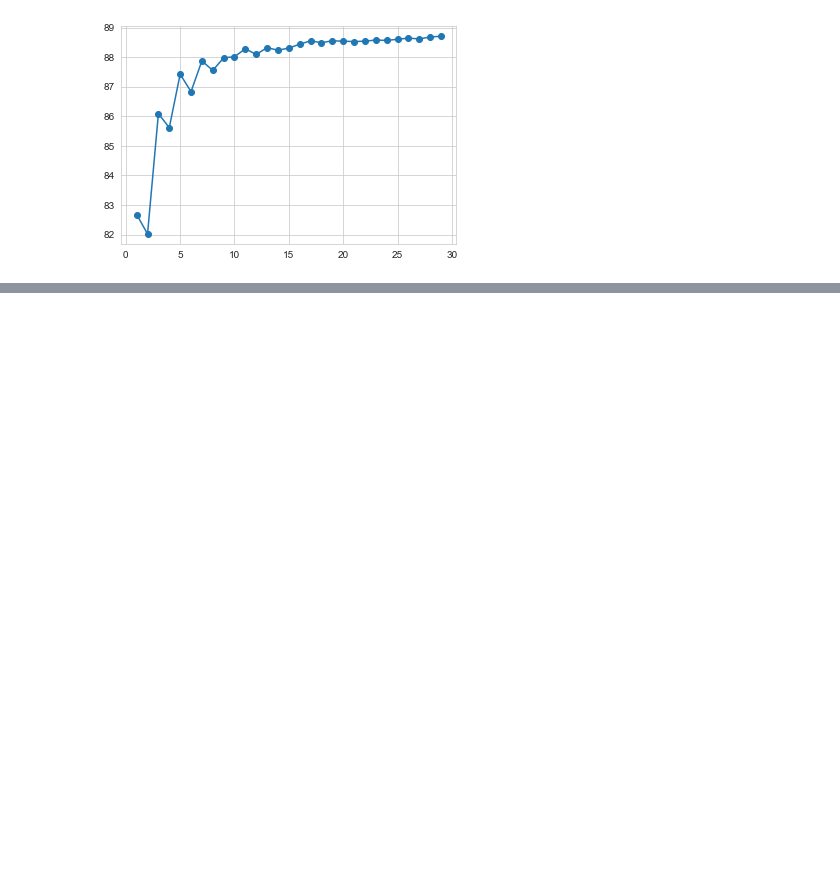
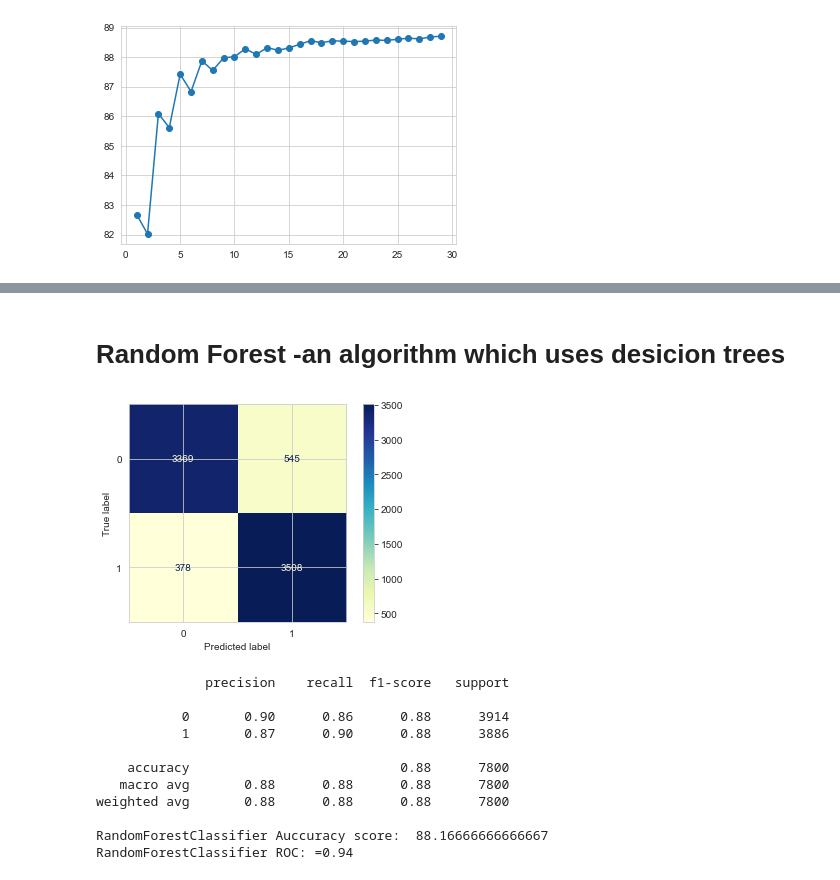
Before and after one commit to TalSomech/Data-Sc-101, a Jupyter notebook: classification 3.ipynb, the cells around one changed output, grey strips where cells are left out. Cells and saved outputs as stored; diff of their text form; code cells hidden in the pictures; blank space fills up the shorter version.

```diff
--- a/classification 3.ipynb
+++ b/classification 3.ipynb
@@ -199,0 +282,21 @@ weighted avg       0.25      0.50      0.34      7800
+# %% [markdown]
+# Random Forest -an algorithm which uses desicion trees
+# %%
+from sklearn.ensemble import RandomForestClassifier
+rfc=RandomForestClassifier(n_estimators = 1000, random_state = 42)
+rfc.fit(x_train,y_train)
+fpr[i],tpr[i],tps[i]=get_stats(rfc,x_test,y_test)
+i+=1
+# %% [output]
+[figure, added]
+              precision    recall  f1-score   support
+
+           0       0.90      0.86      0.88      3914
+           1       0.87      0.90      0.88      3886
+
+    accuracy                           0.88      7800
+   macro avg       0.88      0.88      0.88      7800
+weighted avg       0.88      0.88      0.88      7800
+
+RandomForestClassifier Auccuracy score:  88.16666666666667
+RandomForestClassifier ROC: =0.94
```
Also changed, not shown: parts of 35 cells of this notebook.
